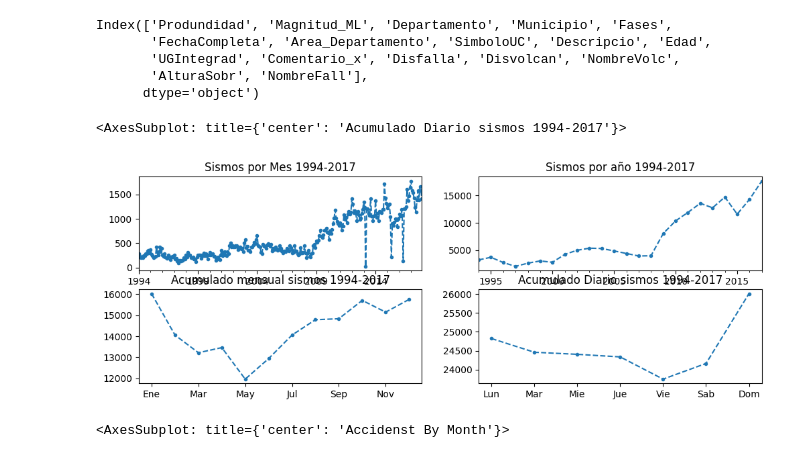
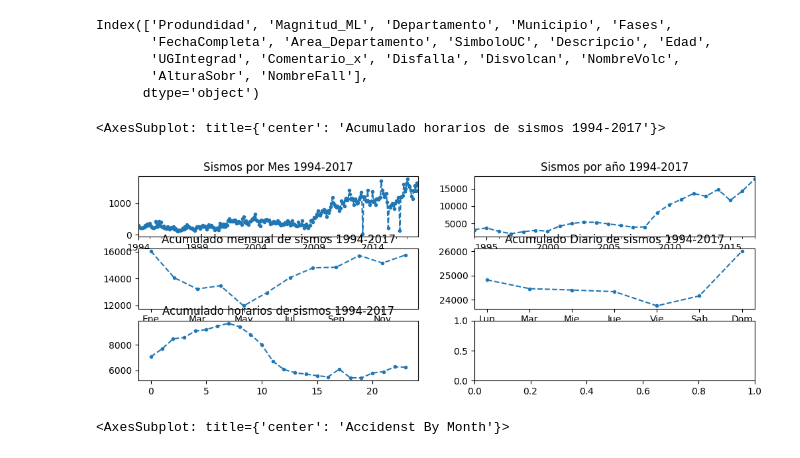
Before and after one commit to EDGAR-BARAHONA/Programacion-Python-Gis, a Jupyter notebook: Analitica/AnalisisSismico.ipynb, the cells around one changed output. Cells and saved outputs as stored; diff of their text form; code cells hidden in the pictures.

Commit message:
edit graphics

```diff
--- a/Analitica/AnalisisSismico.ipynb
+++ b/Analitica/AnalisisSismico.ipynb
@@ -135,27 +135,30 @@ sismos = sismos[(sismos.Año >=1994) &(sismos.Año <=2017)]
 # %%
 sismos_xmes = pd.to_datetime(sismos.FechaCompleta).dt.to_period(freq = 'M')
 sismos_xmes = sismos_xmes.value_counts().sort_index()
 
 sismos_xaño = pd.to_datetime(sismos.FechaCompleta).dt.to_period(freq = 'Y')
 sismos_xaño = sismos_xaño.value_counts().sort_index()
 
 
 sismosmes = sismos.Mes.value_counts().sort_index()
 sismosmes.index = ['Ene','Feb','Mar','Abr','May','Jun', 'Jul','Ago','Sep','Oct','Nov','Dec']
 
 sismosdia = sismos.Dia.value_counts().sort_index()
 sismosdia.index = ['Lun','Mar','Mie','Jue','Vie','Sab','Dom']
 
+sismoshora = sismos.hora.value_counts().sort_index()
 
-fig, ((ax1,ax2),(ax3,ax4)) = plt.subplots(nrows=2, ncols=2, figsize=(12, 4))
+
+fig, ((ax1,ax2),(ax3,ax4),(ax5,ax6)) = plt.subplots(nrows=3, ncols=2, figsize=(12, 4))
 
 sismos_xmes.plot(marker='.', ls = '--', title = 'Sismos por Mes 1994-2017', ax=ax1)
 sismos_xaño.plot(marker='.', ls = '--', title = 'Sismos por año 1994-2017', ax=ax2)
-sismosmes.plot(marker='.', ls = '--', title = 'Acumulado mensual sismos 1994-2017', ax=ax3)
-sismosdia.plot(marker='.', ls = '--', title = 'Acumulado Diario sismos 1994-2017', ax=ax4)
+sismosmes.plot(marker='.', ls = '--', title = 'Acumulado mensual de sismos 1994-2017', ax=ax3)
+sismosdia.plot(marker='.', ls = '--', title = 'Acumulado Diario de sismos 1994-2017', ax=ax4)
+sismoshora.plot(marker='.', ls = '--', title = 'Acumulado horarios de sismos 1994-2017', ax=ax5)
 # %% [output]
-<AxesSubplot: title={'center': 'Acumulado Diario sismos 1994-2017'}>
+<AxesSubplot: title={'center': 'Acumulado horarios de sismos 1994-2017'}>
-[figure, old version]
+[figure, new version]
 # %%
 month = pd.to_datetime(sismos.FechaCompleta).dt.to_period(freq = 'M')
 monthly_accidents = month.value_counts().sort_index()
```
